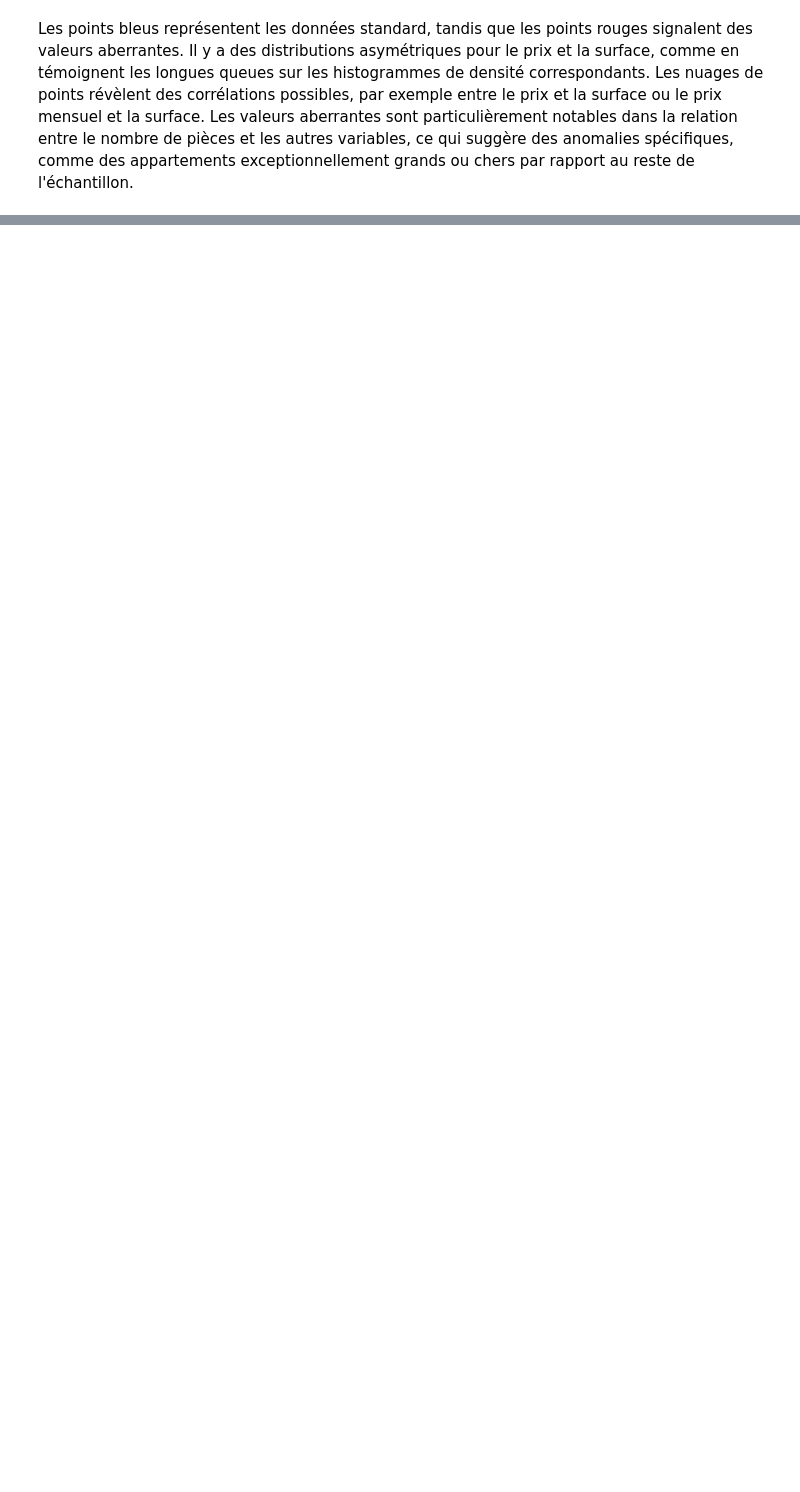
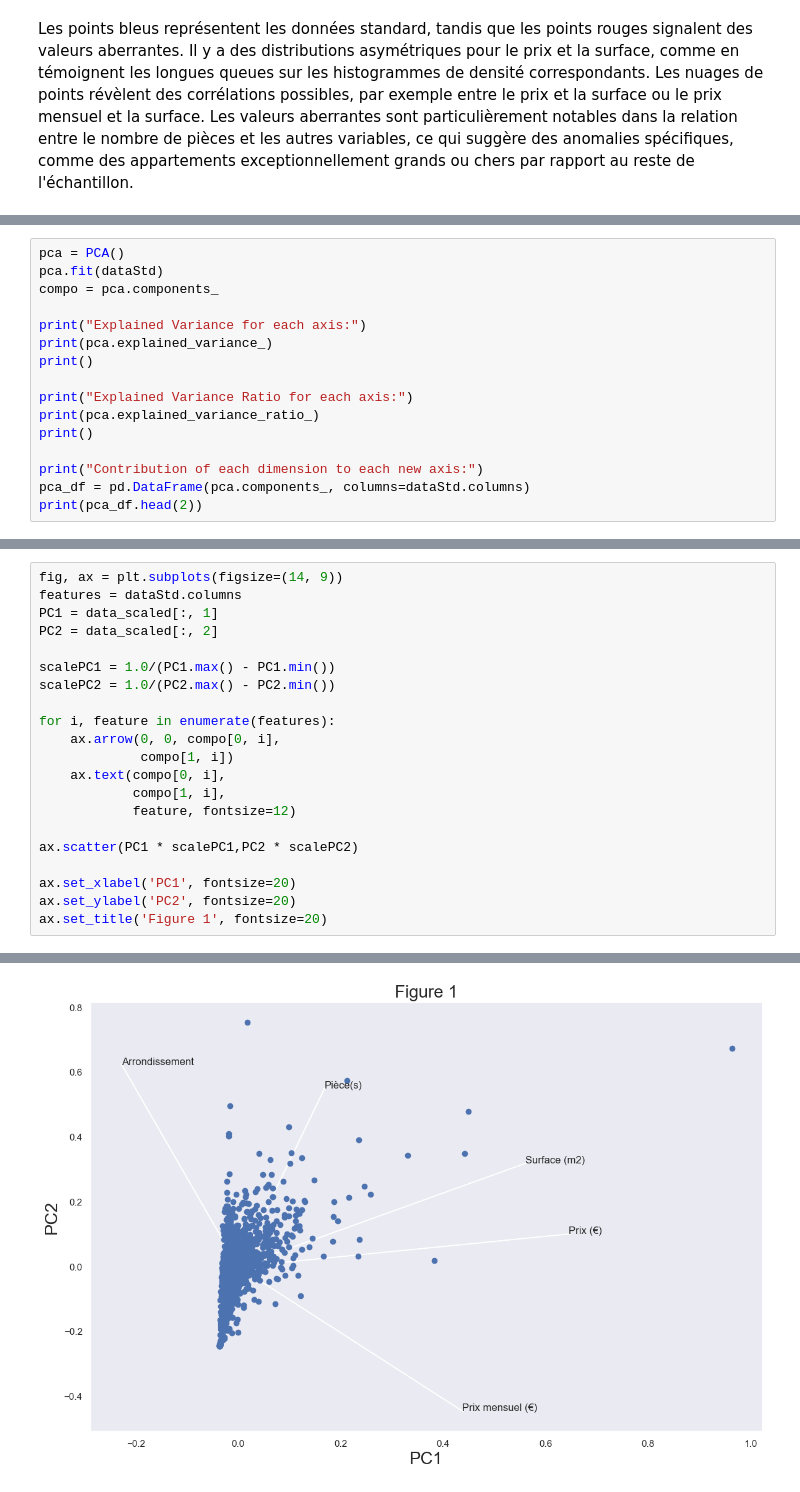
Before and after one commit to Zhuanu/Projet-DALAS, a Jupyter notebook: eda.ipynb, the cells around one changed output, grey strips where cells are left out. Saved outputs shown, nothing was run; the diff lists cells and outputs as text; blank space fills up the shorter version.

```diff
--- a/eda.ipynb
+++ b/eda.ipynb
@@ -576,0 +304,16 @@ sns.pairplot(new_df, hue='Cluster')
+# %%
+pca = PCA()
+pca.fit(dataStd)
+compo = pca.components_
+
+print("Explained Variance for each axis:")
+print(pca.explained_variance_)
+print()
+
+print("Explained Variance Ratio for each axis:")
+print(pca.explained_variance_ratio_)
+print()
+
+print("Contribution of each dimension to each new axis:")
+pca_df = pd.DataFrame(pca.components_, columns=dataStd.columns)
+print(pca_df.head(2))
@@ -576,0 +331,22 @@ sns.pairplot(new_df, hue='Cluster')
+# %%
+fig, ax = plt.subplots(figsize=(14, 9))
+features = dataStd.columns
+PC1 = data_scaled[:, 1]
+PC2 = data_scaled[:, 2]
+
+scalePC1 = 1.0/(PC1.max() - PC1.min())
+scalePC2 = 1.0/(PC2.max() - PC2.min())
+
+for i, feature in enumerate(features):
+    ax.arrow(0, 0, compo[0, i],
+             compo[1, i])
+    ax.text(compo[0, i],
+            compo[1, i],
+            feature, fontsize=12)
+
+ax.scatter(PC1 * scalePC1,PC2 * scalePC2)
+
+ax.set_xlabel('PC1', fontsize=20)
+ax.set_ylabel('PC2', fontsize=20)
+ax.set_title('Figure 1', fontsize=20)
+# %% [output]
@@ -576,0 +354 @@ sns.pairplot(new_df, hue='Cluster')
+[figure, added]
```
Also changed, not shown: parts of 72 cells of this notebook.
